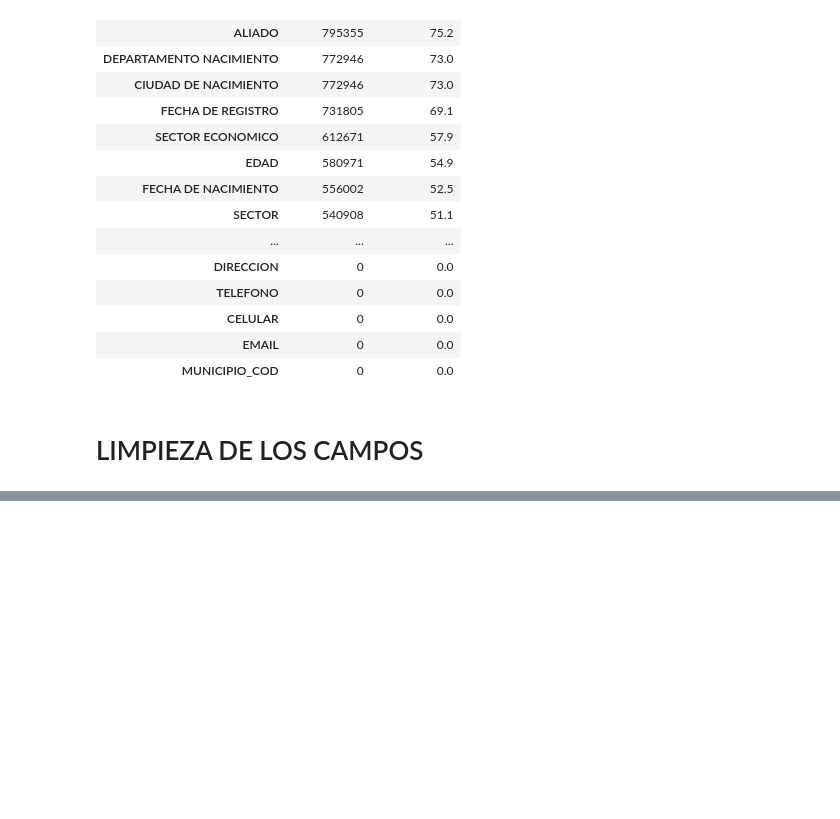
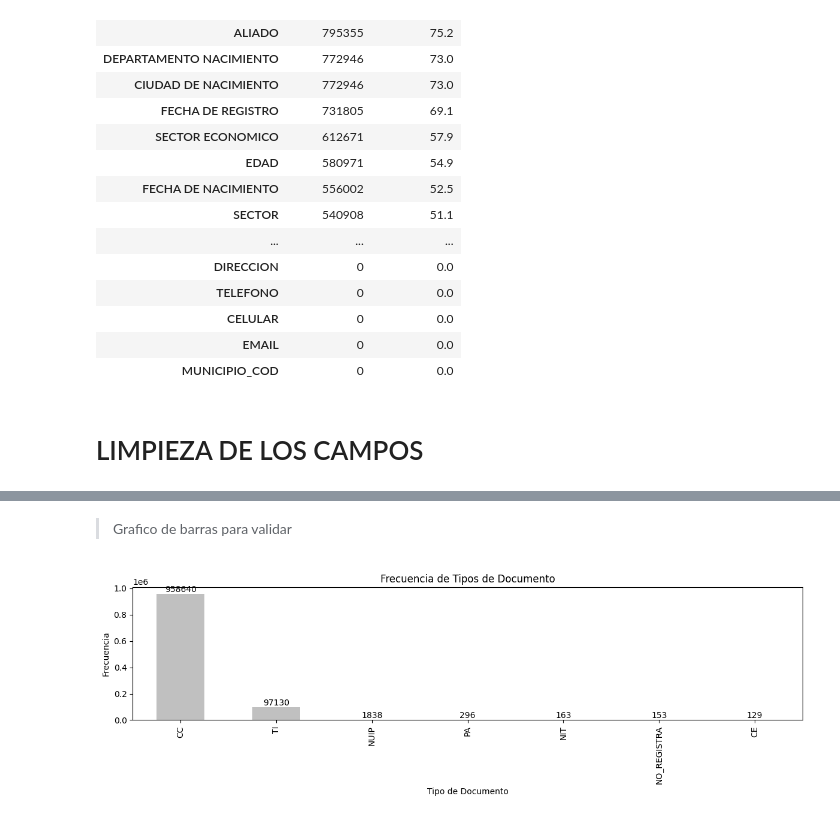
Before and after one commit to Dalivi83/analisisyvisualizaciondata, a Jupyter notebook: laboratorio2.ipynb, the cells around one changed output, grey strips where cells are left out. Saved outputs shown, nothing was run; the diff lists cells and outputs as text; code cells hidden in the pictures; blank space fills up the shorter version.

```diff
--- a/laboratorio2.ipynb
+++ b/laboratorio2.ipynb
@@ -303,0 +326,23 @@ faltantes_df
+# %%
+# Reemplazar valores de registros para el ahorro de recurso compuracional
+
+# Crear un diccionario
+replace_dict = {
+        'Cedula de Ciudadania'      : 'CC',
+        'CC'                         : 'CC',
+        'C�dula de Ciudadan�a'      : 'CC',
+        'Tarjeta de Identidad'     : 'TI',
+        'TI'                       : 'TI',
+        'Cedula de ciudadani�a'   : 'CC',
+        'NUIP'                     : 'NUIP',
+        'C�dula de ciudadan�a'    : 'CC',
+        'PA'                       : 'PA',
+        'NIT'                      : 'NIT',
+        'No registra'              : 'NO_REGISTRA',
+        'C�dula de Extranjer�a'   : 'CE',
+        'CE'                       : 'CE'
+}
+
+# Implementar la función .replace
+df_Ciudadania_digital['TIPO DE DOCUMENTO'].replace(replace_dict, inplace=True)
+df_Ciudadania_digital['TIPO DE DOCUMENTO'].value_counts()
@@ -303,0 +359,24 @@ faltantes_df
+# %% [markdown]
+> Grafico de barras para validar
+# %%
+# Obtener valores únicos y su frecuencia en la columna 'ESTU_TIPODOCUMENTO'
+tipo_documento_counts = df_Ciudadania_digital['TIPO DE DOCUMENTO'].value_counts()
+
+# Crear la gráfica de barras
+plt.figure(figsize=(12, 4))
+ax = tipo_documento_counts.plot(kind='bar', color='#C0C0C0')
+
+# Añadir la cantidad en cada barra
+for i, v in enumerate(tipo_documento_counts):
+    ax.text(i, v + 1000, str(v), ha='center', va='bottom', fontsize=10)
+
+# Títulos y etiquetas
+plt.title('Frecuencia de Tipos de Documento')
+plt.xlabel('Tipo de Documento')
+plt.ylabel('Frecuencia')
+
+# Mostrar la gráfica
+plt.tight_layout()
+plt.show()
+# %% [output]
+[figure, added]
```
Also changed, not shown: parts of 4 cells of this notebook.
